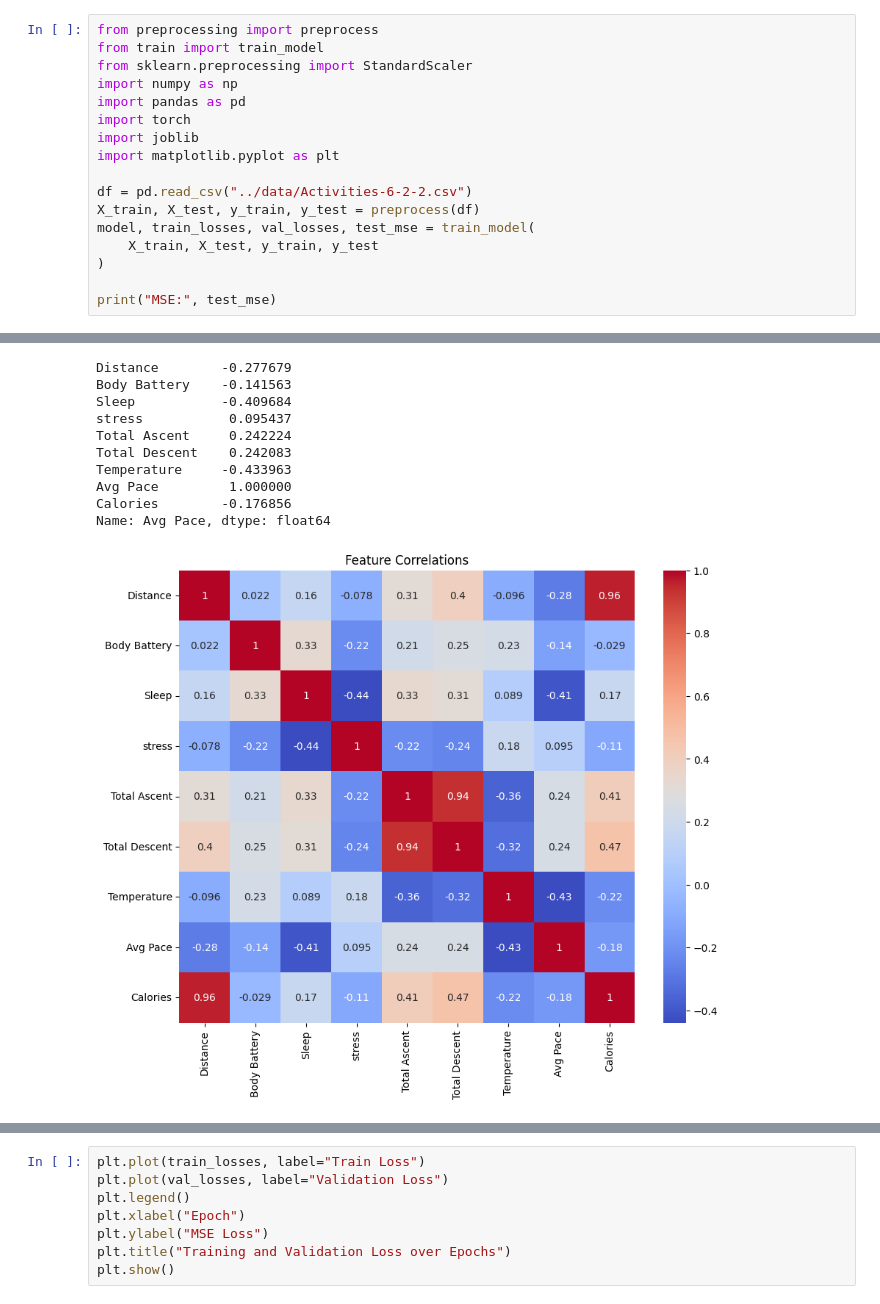
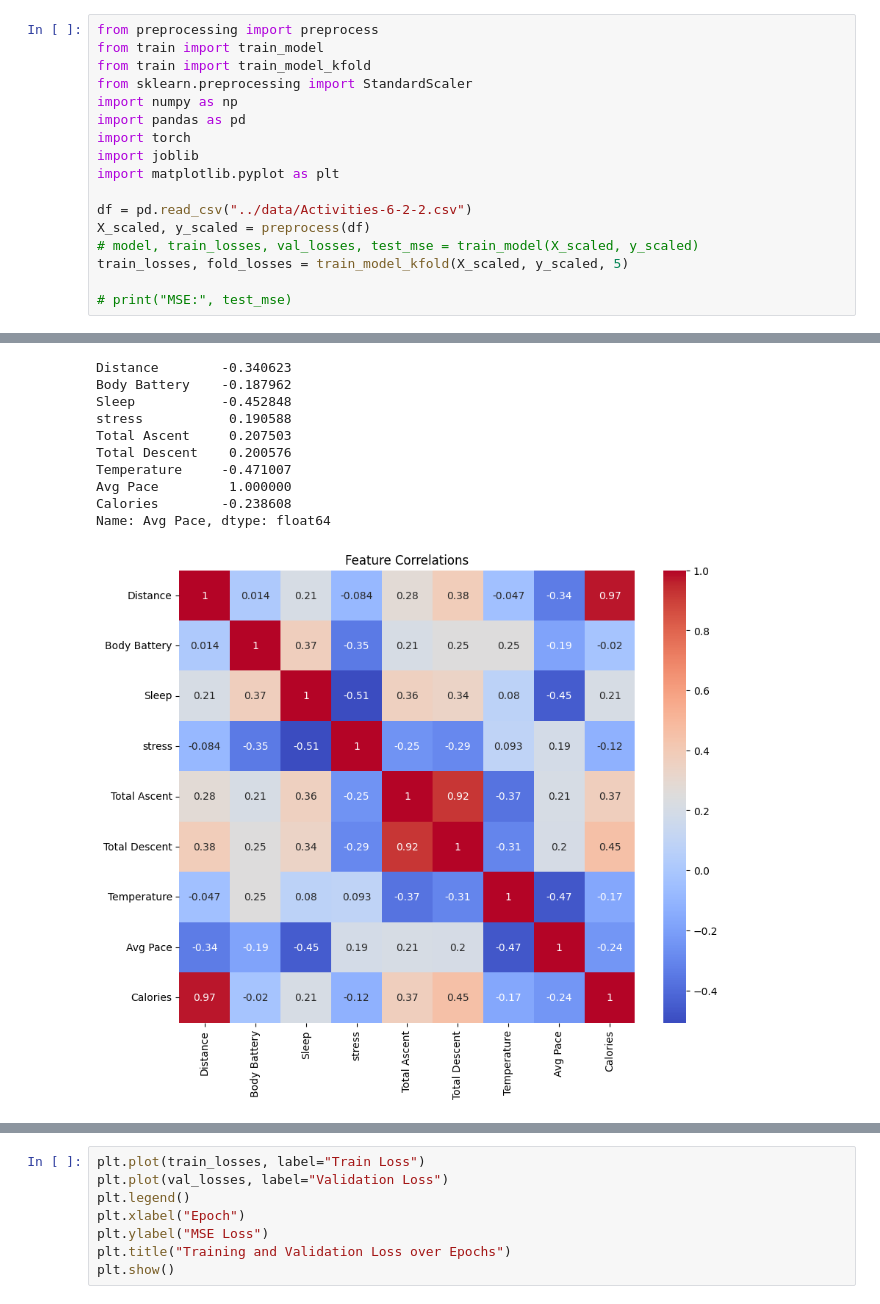
Before and after one commit to Ian-stone-shih/SmartRunML, a Jupyter notebook: src/main.ipynb, the cells around one changed output, grey strips where cells are left out. Cells and saved outputs as stored; diff of their text form.

Commit message:
add k fold

```diff
--- a/src/main.ipynb
+++ b/src/main.ipynb
@@ -1,50 +1,50 @@
 # %%
 from preprocessing import preprocess
 from train import train_model
+from train import train_model_kfold
 from sklearn.preprocessing import StandardScaler
 import numpy as np
 import pandas as pd
 import torch
 import joblib
 import matplotlib.pyplot as plt
 
 df = pd.read_csv("../data/Activities-6-2-2.csv")
-X_train, X_test, y_train, y_test = preprocess(df)
-model, train_losses, val_losses, test_mse = train_model(
-    X_train, X_test, y_train, y_test
-)
+X_scaled, y_scaled = preprocess(df)
+# model, train_losses, val_losses, test_mse = train_model(X_scaled, y_scaled)
+train_losses, fold_losses = train_model_kfold(X_scaled, y_scaled, 5)
 
-print("MSE:", test_mse)
+# print("MSE:", test_mse)
 # %% [output]
 Distance        -0.343696
 Body Battery    -0.203832
 Sleep           -0.504966
 stress           0.192567
 Total Ascent     0.146857
 Total Descent    0.149212
 Temperature     -0.459266
 Avg Pace         1.000000
 Calories        -0.245905
 Name: Avg Pace, dtype: float64
 SettingWithCopyWarning:
 A value is trying to be set on a copy of a slice from a DataFrame.
 Try using .loc[row_indexer,col_indexer] = value instead
 
 See the caveats in the documentation: https://pandas.pydata.org/pandas-docs/stable/user_guide/indexing.html#returning-a-view-versus-a-copy
 SettingWithCopyWarning:
 A value is trying to be set on a copy of a slice from a DataFrame.
 Try using .loc[row_indexer,col_indexer] = value instead
 
 See the caveats in the documentation: https://pandas.pydata.org/pandas-docs/stable/user_guide/indexing.html#returning-a-view-versus-a-copy
 [figure]
-Distance        -0.277679
-Body Battery    -0.141563
-Sleep           -0.409684
-stress           0.095437
-Total Ascent     0.242224
-Total Descent    0.242083
-Temperature     -0.433963
+Distance        -0.340623
+Body Battery    -0.187962
+Sleep           -0.452848
+stress           0.190588
+Total Ascent     0.207503
+Total Descent    0.200576
+Temperature     -0.471007
 Avg Pace         1.000000
-Calories        -0.176856
+Calories        -0.238608
 Name: Avg Pace, dtype: float64
-[figure, old version]
+[figure, new version]
```
Also changed, not shown: parts of 1 cell of this notebook, 9 other files.
